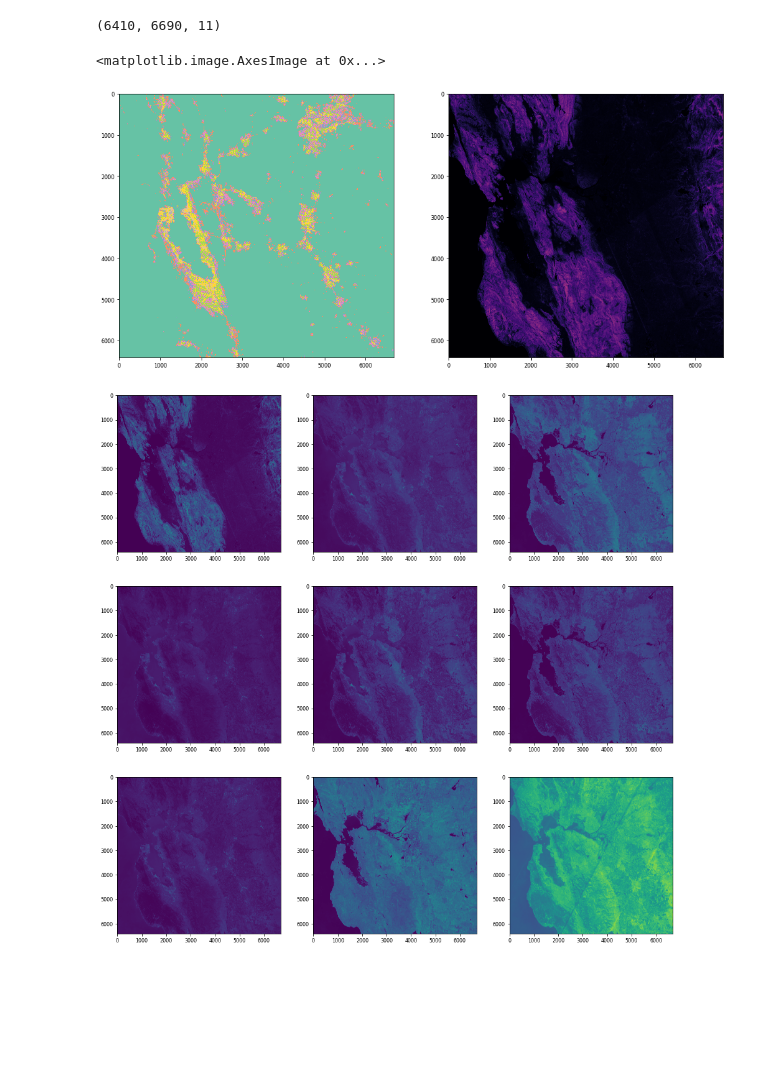
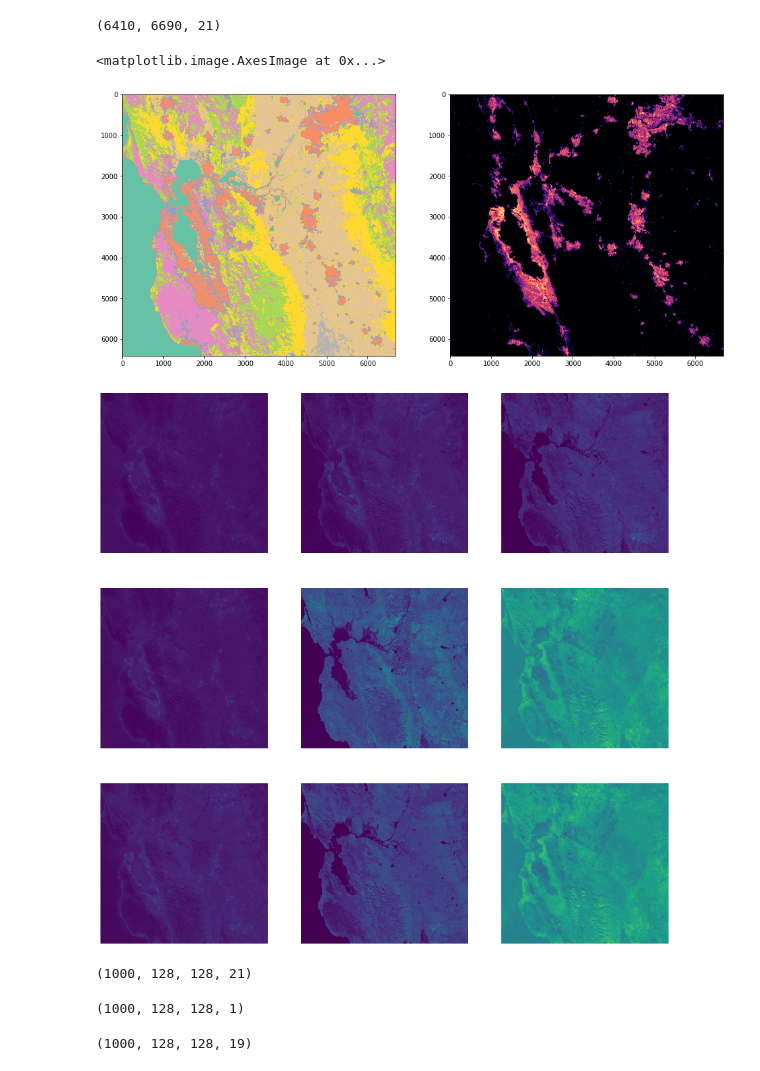
Before and after one commit to asrenninger/sensing, a Jupyter notebook: python/gee.ipynb, the cells around one changed output. Saved outputs shown, nothing was run; the diff lists cells and outputs as text; code cells hidden in the pictures; blank space fills up the shorter version.

```diff
--- a/python/gee.ipynb
+++ b/python/gee.ipynb
@@ -193,13 +220,13 @@ Mounted at /content/drive
 # %%
 directory = '/content/drive/My Drive/final/patches'
-path = directory + '/final_training_0.tif'
+path = directory + '/training_comp_0.tif'
 # %%
 import tifffile as tiff
 # %%
 img = tiff.imread(path)
 img.shape
 # %% [output]
-(6410, 6690, 11)
+(6410, 6690, 21)
 # %%
 import numpy as np
 # %%
@@ -214,15 +241,17 @@ axs[0].imshow(img[:, :, 0], cmap = 'Set2')
 axs[1].imshow(img[:, :, 1], cmap = 'magma')
 # %% [output]
 <matplotlib.image.AxesImage at 0x...>
-[figure, old version]
+[figure, new version]
 # %%
 fig, axs = plt.subplots(3, 3, figsize = [16, 16])
 
 for i in np.arange(0, 3):
     for j in np.arange(0, 3):
       slot = slot = i*3+j
-      axs[j, i].imshow(img[:,:, slot + 1], cmap = 'viridis')
+      axs[j, i].axis('off')
+      axs[j, i].imshow(img[:,:, slot + 3], cmap = 'viridis')
 
+plt.xticks([]), plt.yticks([])
 plt.show()
 # %% [output]
-[figure, old version]
+[figure, new version]
@@ -230,0 +260,10 @@ img = img[0:1000, 5000:6000, :]
+# %%
+patches = image.extract_patches_2d(img, (128, 128), max_patches = 1000, random_state = 42)
+patches.shape
+# %% [output]
+(1000, 128, 128, 21)
+# %%
+masks = patches[:, :, :, :1]
+masks.shape
+# %% [output]
+(1000, 128, 128, 1)
@@ -230,0 +277,5 @@ img = img[0:1000, 5000:6000, :]
+# %%
+patches = patches[:, :, :, 2:]
+patches.shape
+# %% [output]
+(1000, 128, 128, 19)
```
Also changed, not shown: parts of 71 cells of this notebook.
